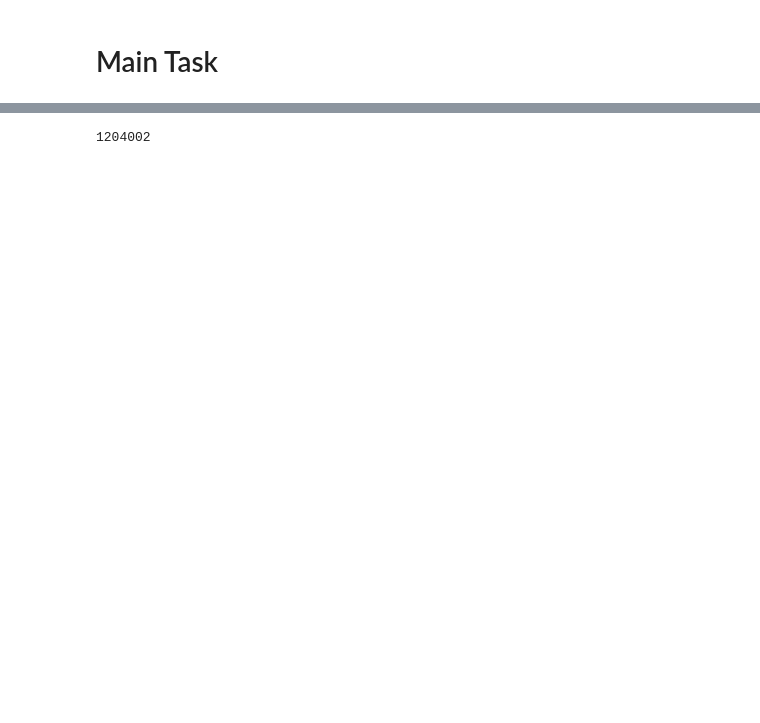
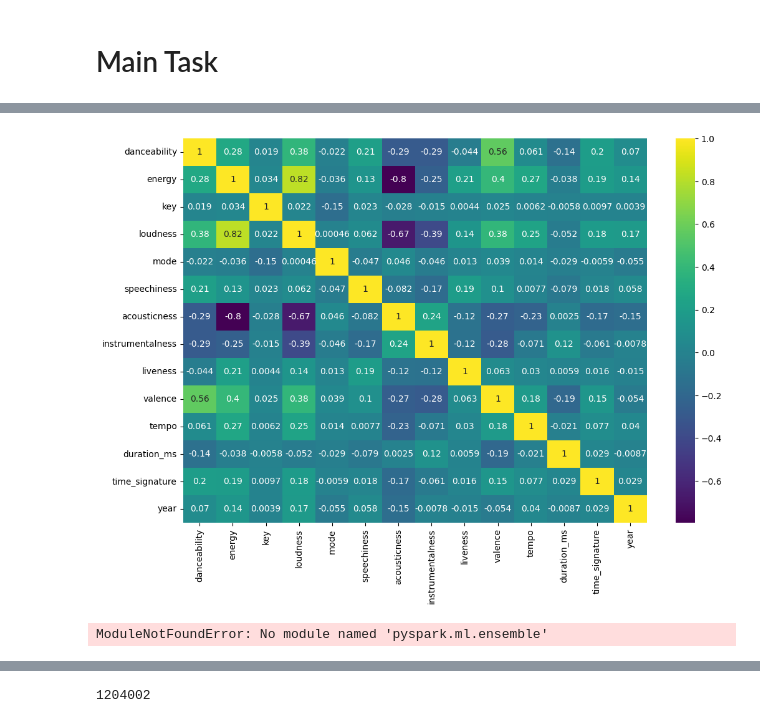
Before and after one commit to SoheilHajianManesh/Data-Sciense-Course-Projects, a Jupyter notebook: CA3/CA3.ipynb, the cells around one changed output, grey strips where cells are left out. Drawn from its saved outputs; the diff is of its cells as text; code cells hidden in the pictures; blank space fills up the shorter version.

```diff
--- a/CA3/CA3.ipynb
+++ b/CA3/CA3.ipynb
@@ -30,7 +30,11 @@ def show_dataframe_info(df: DataFrame,num_of_rows=10):
 # %% [markdown]
 ## Question 1,2: Read & findout schema of data.
 # %%
-spark = SparkSession.builder.getOrCreate()
+spark = SparkSession.builder \
+    .appName("AppName") \
+    .config("spark.executor.memory", "8g") \
+    .config("spark.driver.memory", "4g") \
+    .getOrCreate()
 
 schema = StructType([
     StructField("Date", DateType(), True),
@@ -222,0 +281,3 @@ only showing top 5 rows
+# %%
+spotify_df = spotify_df.na.drop()
+print_missing_percentages(spotify_df)
@@ -222,0 +302,7 @@ only showing top 5 rows
+# %%
+def convert_to_date(df, column_name):
+    df = df.withColumn(column_name, to_date(col(column_name), "yyyy-MM-dd"))
+
+    return df
+
+spotify_df = convert_to_date(spotify_df, "release_date")
@@ -222,0 +331,37 @@ only showing top 5 rows
+# %%
+import numpy as np
+import matplotlib.pyplot as plt
+import seaborn as sns
+from pyspark.ml.stat import Correlation
+from pyspark.ml.feature import VectorAssembler
+import pandas as pd
+
+# List of numerical columns
+num_cols = ["danceability", "energy", "key", "loudness", "mode", "speechiness", "acousticness", "instrumentalness", "liveness", "valence", "tempo", "duration_ms", "time_signature", "year"]
+
+# Convert the numerical columns to a vector column
+assembler = VectorAssembler(inputCols=num_cols, outputCol="features")
+df_vector = assembler.transform(spotify_df).select("features")
+
+# Calculate the correlation matrix
+matrix = Correlation.corr(df_vector, "features")
+
+# Get the correlation matrix as a local DataFrame
+corr_matrix = matrix.collect()[0]["pearson(features)"].values
+
+# Convert the correlation matrix to a 2D array
+corr_matrix = np.reshape(corr_matrix, (len(num_cols), len(num_cols)))
+
+# Convert the correlation matrix to a pandas DataFrame
+corr_df = pd.DataFrame(corr_matrix, columns=num_cols, index=num_cols)
+
+# Create a figure
+plt.figure(figsize=(12,8))
+
+# Create a heatmap of the correlation matrix
+sns.heatmap(corr_df, annot=True, cmap='viridis')
+
+# Show the plot
+plt.show()
+# %% [output]
+[figure, added]
@@ -222,0 +399,26 @@ only showing top 5 rows
+# %%
+from pyspark.ml.feature import VectorAssembler
+from pyspark.ml.linalg import Vectors
+from pyspark.ml.feature import StandardScaler
+from pyspark.ml.linalg import DenseVector
+from pyspark.ml.ensemble import IsolationForest
+
+# Identify numerical columns
+numerical_cols = ["danceability", "energy", "key", "loudness", "mode", "speechiness", "acousticness", "instrumentalness", "liveness", "valence", "tempo", "duration_ms", "time_signature"]
+
+# Assemble numerical columns into a vector column
+assembler = VectorAssembler(inputCols=numerical_cols, outputCol="features")
+df_numerical = assembler.transform(df)
+
+# Scale the features
+scaler = StandardScaler(inputCol="features", outputCol="scaled_features")
+df_scaled = scaler.fit(df_numerical).transform(df_numerical)
+
+# Train the Isolation Forest model
+iso_forest = IsolationForest(featuresCol="scaled_features", predictionCol="outlier_label", contamination=0.1)
+model = iso_forest.fit(df_scaled)
+
+# Detect outliers
+outliers = model.transform(df_scaled)
+# %% [output]
+ModuleNotFoundError: No module named 'pyspark.ml.ensemble'
```
Also changed, not shown: parts of 22 cells of this notebook.
